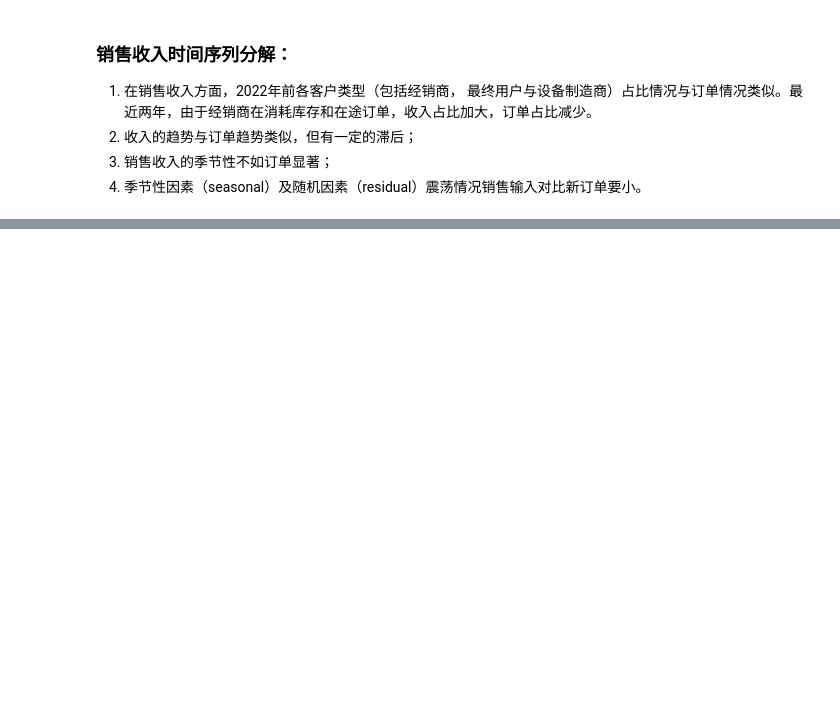
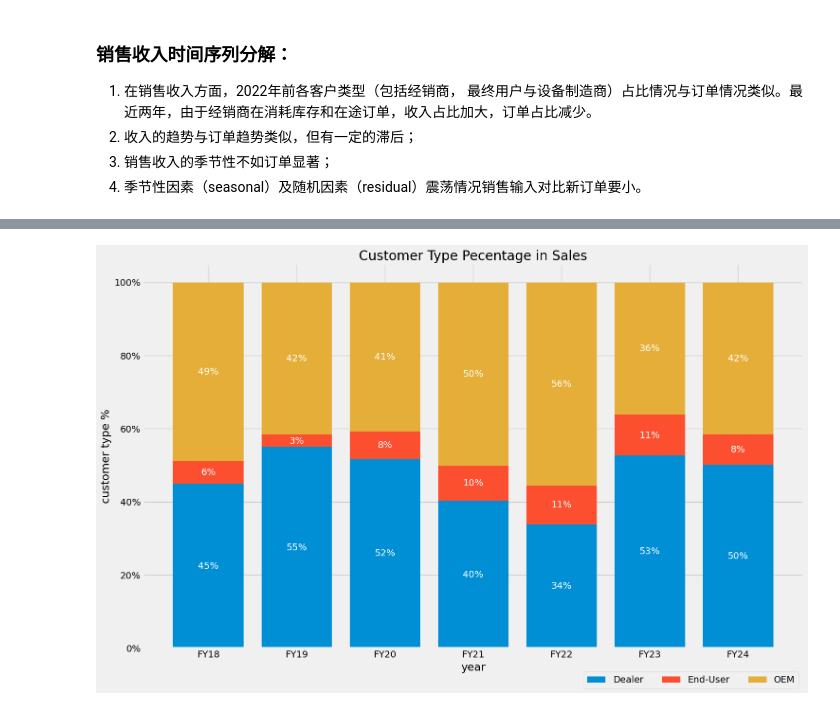
Before and after one commit to Nyahua/ruc, a Jupyter notebook: time_series/homework/visualization/data-visualization-matplotlib.ipynb, the cells around one changed output, grey strips where cells are left out. Cells and saved outputs as stored; diff of their text form; code cells hidden in the pictures; blank space fills up the shorter version.

```diff
--- a/time_series/homework/visualization/data-visualization-matplotlib.ipynb
+++ b/time_series/homework/visualization/data-visualization-matplotlib.ipynb
@@ -252,0 +156,32 @@ fig.write_image(r"img/05-TurnOver_decompostion.png", width=1200, height=1200)
+# %%
+pivot = df.pivot_table(
+    index='FiscalYear', columns='BuyerType',
+    values='TO', aggfunc='sum'
+)
+pivot = pivot / pivot.sum(axis=1).values.reshape(len(pivot),1)
+bottom = pivot.shift(axis=1).fillna(0).cumsum(axis=1)
+x = pivot.index
+
+fig, ax = plt.subplots(figsize=(16, 10))
+
+for col in pivot.columns:
+    ax.bar(x, pivot[col], bottom=bottom[col], label=col)
+
+# add value labels inside the bars
+for i, col in enumerate(pivot.columns):
+    for j, val in enumerate(pivot[col]):
+        if val > 0:
+            ax.text(j, bottom[col].iloc[j] + val / 2, f'{val:.0%}', ha='center', va='center', color='w')
+
+ax.set_xlabel('year')
+ax.set_ylabel('customer type %')
+ax.set_title('Customer Type Pecentage in Sales')
+ax.legend(loc='upper right', bbox_to_anchor=(1.0, -0.05), ncol=len(pivot.columns))
+
+ax.yaxis.set_major_formatter(plt.FuncFormatter(lambda x, _: f'{x:.0%}'))
+
+plt.savefig('img/01-Order_by_customer-type.png')
+plt.show()
+fig.savefig('charts/stack-bar_Order.png', dpi=dpi, bbox_inches='tight', pad_inches=0.5)
+# %% [output]
+[figure, added]
```
Also changed, not shown: parts of 17 cells of this notebook, 9 other files.
